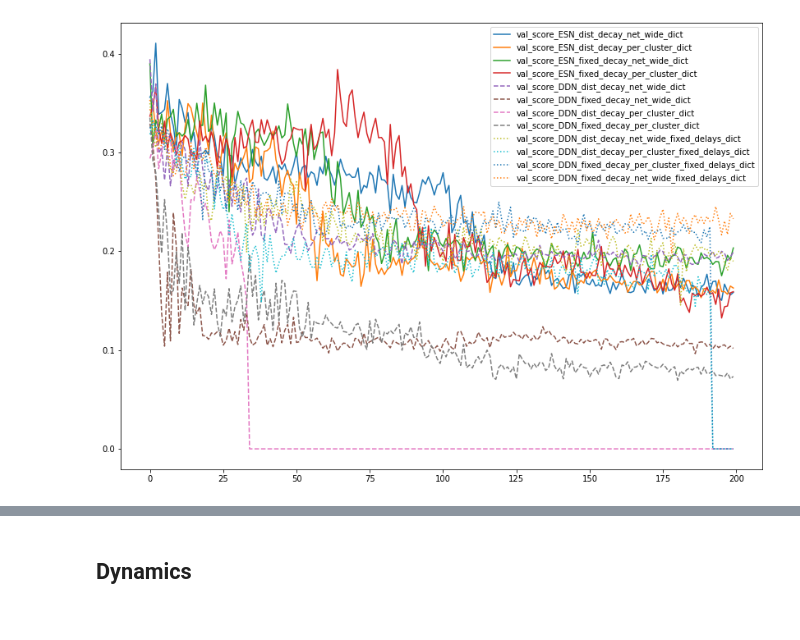
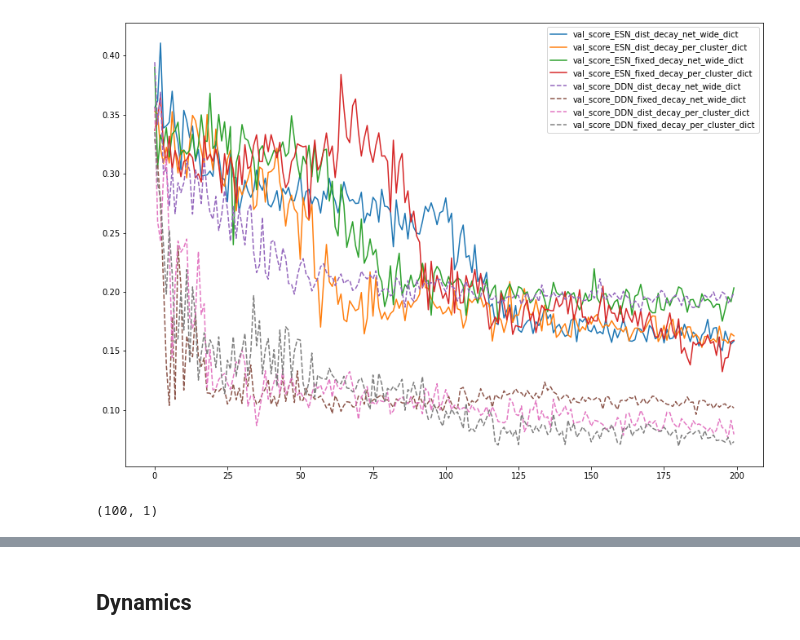
Before and after one commit to Nishant-codex/DDN-public, a Jupyter notebook: DDN_example_narma.ipynb, the cells around one changed output, grey strips where cells are left out. Cells and saved outputs as stored; diff of their text form; code cells hidden in the pictures.

```diff
--- a/DDN_example_narma.ipynb
+++ b/DDN_example_narma.ipynb
@@ -45,7 +44,7 @@ file_name_ESN_fixed_decay_per_cluster               =  '2025-02-12_single_task_e
 
 file_name_DDN_dist_decay_net_wide                   =  '2025-02-12_single_task_exp_DDN_dist_decay_net_wide.p'
 file_name_DDN_fixed_decay_net_wide                  =  '2025-02-12_single_task_exp_DDN_fixed_decay_net_wide.p'
-file_name_DDN_dist_decay_per_cluster                =  '2025-03-19_single_task_exp_DDN_dist_decay_per_cluster.p'
+file_name_DDN_dist_decay_per_cluster                =  '2025-04-24_single_task_exp_DDN_dist_decay_per_cluster.p'
 file_name_DDN_fixed_decay_per_cluster               =  '2025-02-13_single_task_exp_DDN_fixed_decay_per_cluster.p'
 
 file_name_DDN_dist_decay_net_wide_fixed_delays      =  '2025-02-15_single_task_exp_DDN_dist_decay_net_wide_fixed_delays.p'
@@ -338,41 +368,49 @@ def sample_best_net(dict, n, gen_max, multitask=False):
 # %%
 
 gen_max = 220
 # val_scores_ddn = get_validation_throughout_evolution(ddn_dict, gen_max, multitask=False)
 # val_scores_esn = get_validation_throughout_evolution(esn_dict, gen_max, multitask=False)
 
 val_score_ESN_dist_decay_net_wide_dict                 =  get_validation_throughout_evolution(ESN_dist_decay_net_wide_dict, gen_max=gen_max, multitask=False)
 val_score_ESN_dist_decay_per_cluster_dict              =  get_validation_throughout_evolution(ESN_dist_decay_per_cluster_dict, gen_max=gen_max, multitask=False)
 val_score_ESN_fixed_decay_net_wide_dict                =  get_validation_throughout_evolution(ESN_fixed_decay_net_wide_dict, gen_max=gen_max, multitask=False)
 val_score_ESN_fixed_decay_per_cluster_dict             =  get_validation_throughout_evolution(ESN_fixed_decay_per_cluster_dict, gen_max=gen_max, multitask=False)
 val_score_DDN_dist_decay_net_wide_dict                 =  get_validation_throughout_evolution(DDN_dist_decay_net_wide_dict, gen_max=gen_max, multitask=False)
 val_score_DDN_fixed_decay_net_wide_dict                =  get_validation_throughout_evolution(DDN_fixed_decay_net_wide_dict, gen_max=gen_max, multitask=False)
 val_score_DDN_dist_decay_per_cluster_dict              =  get_validation_throughout_evolution(DDN_dist_decay_per_cluster_dict, gen_max=gen_max, multitask=False)
 val_score_DDN_fixed_decay_per_cluster_dict             =  get_validation_throughout_evolution(DDN_fixed_decay_per_cluster_dict, gen_max=gen_max, multitask=False)
-val_score_DDN_dist_decay_net_wide_fixed_delays_dict    =  get_validation_throughout_evolution(DDN_dist_decay_net_wide_fixed_delays_dict, gen_max=gen_max, multitask=False)
-val_score_DDN_dist_decay_per_cluster_fixed_delays_dict =  get_validation_throughout_evolution(DDN_dist_decay_per_cluster_fixed_delays_dict, gen_max=gen_max, multitask=False)
-val_score_DDN_fixed_decay_per_cluster_fixed_delays_dict=  get_validation_throughout_evolution(DDN_fixed_decay_per_cluster_fixed_delays_dict, gen_max=gen_max, multitask=False)
-val_score_DDN_fixed_decay_net_wide_fixed_delays_dict   =  get_validation_throughout_evolution(DDN_fixed_decay_net_wide_fixed_delays_dict, gen_max=gen_max, multitask=False)
+# val_score_DDN_dist_decay_net_wide_fixed_delays_dict    =  get_validation_throughout_evolution(DDN_dist_decay_net_wide_fixed_delays_dict, gen_max=gen_max, multitask=False)
+# val_score_DDN_dist_decay_per_cluster_fixed_delays_dict =  get_validation_throughout_evolution(DDN_dist_decay_per_cluster_fixed_delays_dict, gen_max=gen_max, multitask=False)
+# val_score_DDN_fixed_decay_per_cluster_fixed_delays_dict=  get_validation_throughout_evolution(DDN_fixed_decay_per_cluster_fixed_delays_dict, gen_max=gen_max, multitask=False)
+# val_score_DDN_fixed_decay_net_wide_fixed_delays_dict   =  get_validation_throughout_evolution(DDN_fixed_decay_net_wide_fixed_delays_dict, gen_max=gen_max, multitask=False)
 
 fig = plt.figure(figsize= [14,10])
 
 plt.plot(val_score_ESN_dist_decay_net_wide_dict,                   linestyle='-',  label ='val_score_ESN_dist_decay_net_wide_dict' )
 plt.plot(val_score_ESN_dist_decay_per_cluster_dict,                linestyle='-',  label ='val_score_ESN_dist_decay_per_cluster_dict' )
 plt.plot(val_score_ESN_fixed_decay_net_wide_dict,                  linestyle='-',  label ='val_score_ESN_fixed_decay_net_wide_dict' )
 plt.plot(val_score_ESN_fixed_decay_per_cluster_dict,               linestyle='-',  label ='val_score_ESN_fixed_decay_per_cluster_dict' )
 plt.plot(val_score_DDN_dist_decay_net_wide_dict,                   linestyle='--', label ='val_score_DDN_dist_decay_net_wide_dict' )
 plt.plot(val_score_DDN_fixed_decay_net_wide_dict,                  linestyle='--', label ='val_score_DDN_fixed_decay_net_wide_dict' )
 plt.plot(val_score_DDN_dist_decay_per_cluster_dict,                linestyle='--', label ='val_score_DDN_dist_decay_per_cluster_dict' )
 plt.plot(val_score_DDN_fixed_decay_per_cluster_dict,               linestyle='--', label ='val_score_DDN_fixed_decay_per_cluster_dict' )
-plt.plot(val_score_DDN_dist_decay_net_wide_fixed_delays_dict,      linestyle=':',  label ='val_score_DDN_dist_decay_net_wide_fixed_delays_dict' )
-plt.plot(val_score_DDN_dist_decay_per_cluster_fixed_delays_dict,   linestyle=':',  label ='val_score_DDN_dist_decay_per_cluster_fixed_delays_dict' )
-plt.plot(val_score_DDN_fixed_decay_per_cluster_fixed_delays_dict,  linestyle=':',  label ='val_score_DDN_fixed_decay_per_cluster_fixed_delays_dict' )
-plt.plot(val_score_DDN_fixed_decay_net_wide_fixed_delays_dict,     linestyle=':',  label ='val_score_DDN_fixed_decay_net_wide_fixed_delays_dict' )
+# plt.plot(val_score_DDN_dist_decay_net_wide_fixed_delays_dict,      linestyle=':',  label ='val_score_DDN_dist_decay_net_wide_fixed_delays_dict' )
+# plt.plot(val_score_DDN_dist_decay_per_cluster_fixed_delays_dict,   linestyle=':',  label ='val_score_DDN_dist_decay_per_cluster_fixed_delays_dict' )
+# plt.plot(val_score_DDN_fixed_decay_per_cluster_fixed_delays_dict,  linestyle=':',  label ='val_score_DDN_fixed_decay_per_cluster_fixed_delays_dict' )
+# plt.plot(val_score_DDN_fixed_decay_net_wide_fixed_delays_dict,     linestyle=':',  label ='val_score_DDN_fixed_decay_net_wide_fixed_delays_dict' )
 
 plt.legend()
 plt.show()
 # %% [output]
-[figure, old version]
+[figure, new version]
+# %%
+from utils import createNARMA30
+
+data  = createNARMA30(100)
+# np.shape(data[:100])
+np.shape(np.array(data)[1,:])
+# %% [output]
+(100, 1)
 # %%
 nr_of_nets = 10
 gen_max = 180
```
Also changed, not shown: parts of 29 cells of this notebook, 10 other files.
